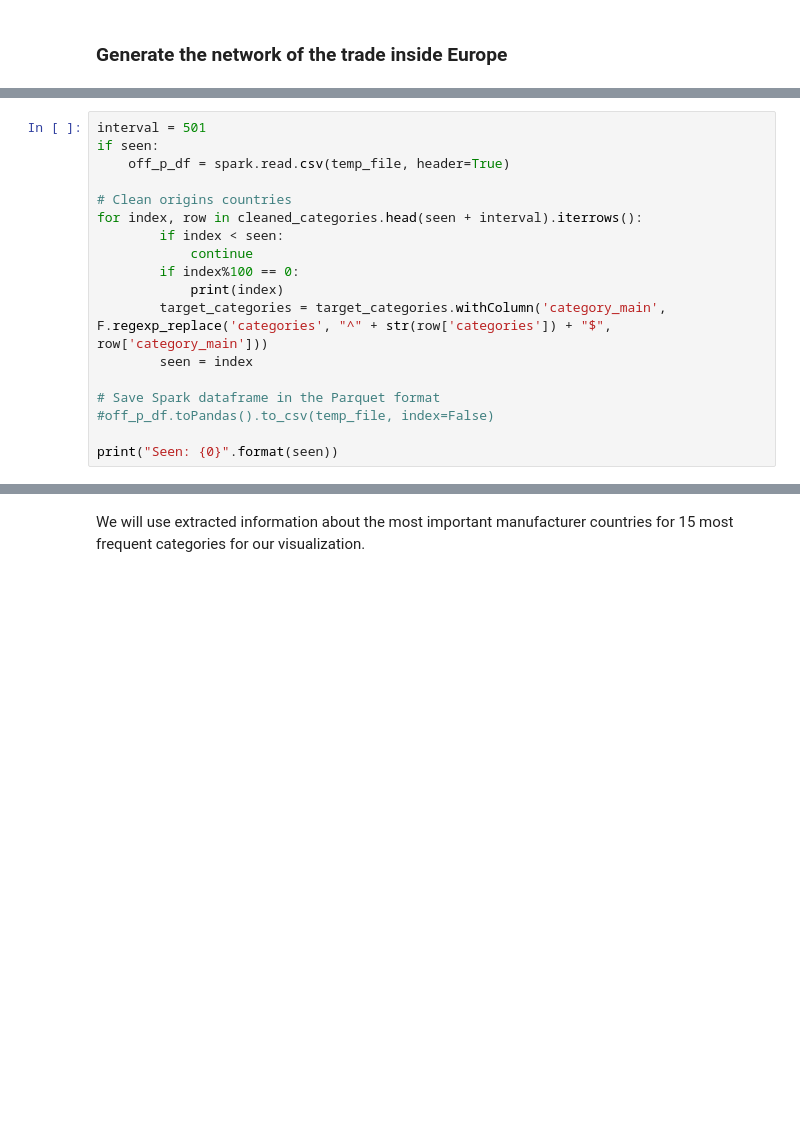
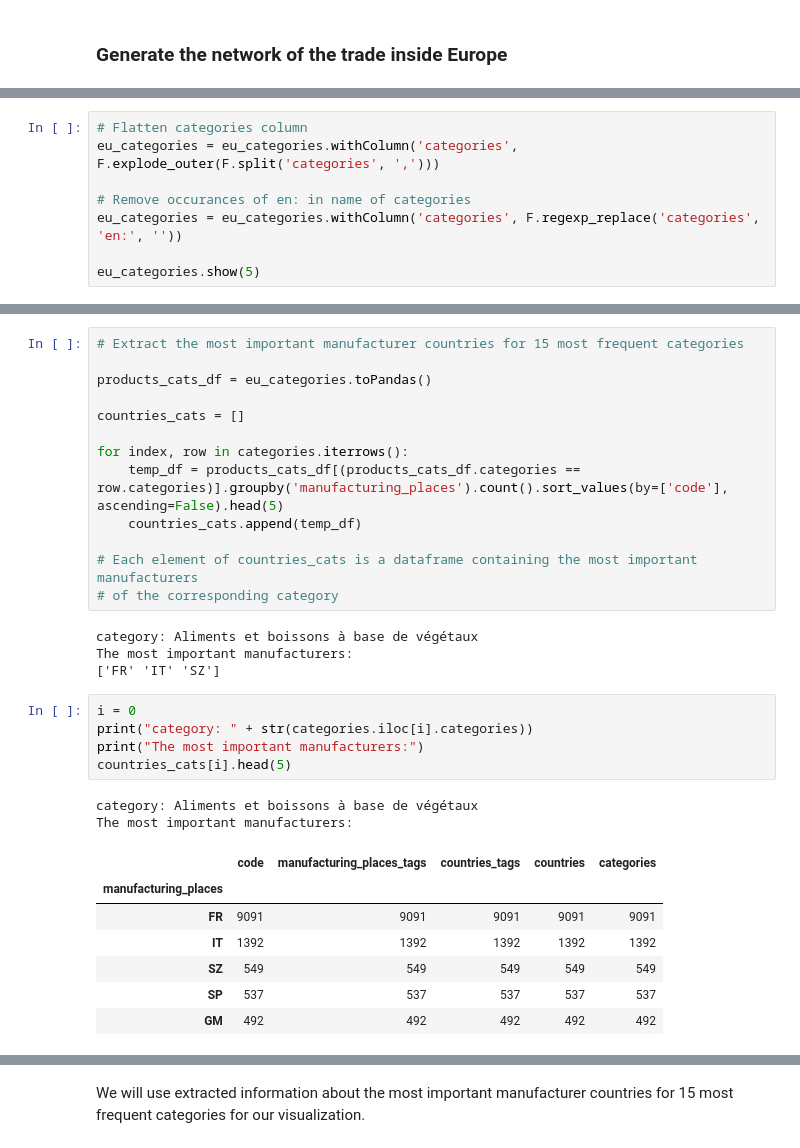
Before and after one commit to MrymZakani/ADA, a Jupyter notebook: project_EU.ipynb, the cells around one changed output, grey strips where cells are left out. Drawn from its saved outputs; the diff is of its cells as text; blank space fills up the shorter version.

```diff
--- a/project_EU.ipynb
+++ b/project_EU.ipynb
@@ -427,18 +348,0 @@ seen = 0
-# %%
-interval = 501
-if seen:
-    off_p_df = spark.read.csv(temp_file, header=True)
-
-# Clean origins countries
-for index, row in cleaned_categories.head(seen + interval).iterrows():
-        if index < seen:
-            continue
-        if index%100 == 0:
-            print(index)
-        target_categories = target_categories.withColumn('category_main', F.regexp_replace('categories', "^" + str(row['categories']) + "$", row['category_main']))
-        seen = index
-
-# Save Spark dataframe in the Parquet format
-#off_p_df.toPandas().to_csv(temp_file, index=False)
-
-print("Seen: {0}".format(seen))
@@ -618,0 +390,8 @@ print(countries_cats[0].head(3).index.values)
+# %%
+# Flatten categories column
+eu_categories = eu_categories.withColumn('categories', F.explode_outer(F.split('categories', ',')))
+
+# Remove occurances of en: in name of categories
+eu_categories = eu_categories.withColumn('categories', F.regexp_replace('categories', 'en:', ''))
+
+eu_categories.show(5)
@@ -618,0 +469,32 @@ print(countries_cats[0].head(3).index.values)
+# %%
+# Extract the most important manufacturer countries for 15 most frequent categories
+
+products_cats_df = eu_categories.toPandas()
+
+countries_cats = []
+
+for index, row in categories.iterrows():
+    temp_df = products_cats_df[(products_cats_df.categories == row.categories)].groupby('manufacturing_places').count().sort_values(by=['code'], ascending=False).head(5)
+    countries_cats.append(temp_df)
+
+# Each element of countries_cats is a dataframe containing the most important manufacturers
+# of the corresponding category
+# %% [output]
+category: Aliments et boissons à base de végétaux
+The most important manufacturers:
+['FR' 'IT' 'SZ']
+# %%
+i = 0
+print("category: " + str(categories.iloc[i].categories))
+print("The most important manufacturers:")
+countries_cats[i].head(5)
+# %% [output]
+category: Aliments et boissons à base de végétaux
+The most important manufacturers:
+|  | code | manufacturing_places_tags | countries_tags | countries | categories |
+| manufacturing_places |  |  |  |  |  |
+| FR | 9091 | 9091 | 9091 | 9091 | 9091 |
+| IT | 1392 | 1392 | 1392 | 1392 | 1392 |
+| SZ | 549 | 549 | 549 | 549 | 549 |
+| SP | 537 | 537 | 537 | 537 | 537 |
+| GM | 492 | 492 | 492 | 492 | 492 |
```
Also changed, not shown: parts of 91 cells of this notebook.
